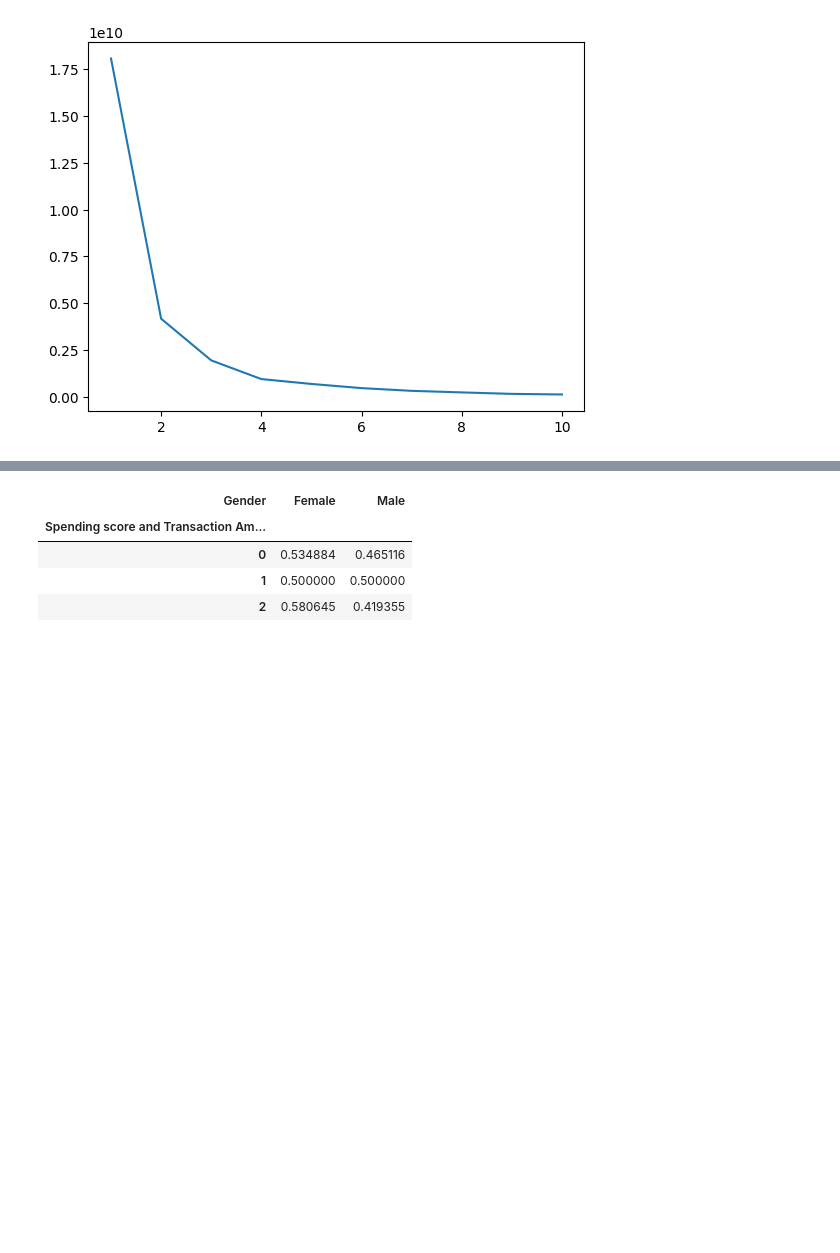
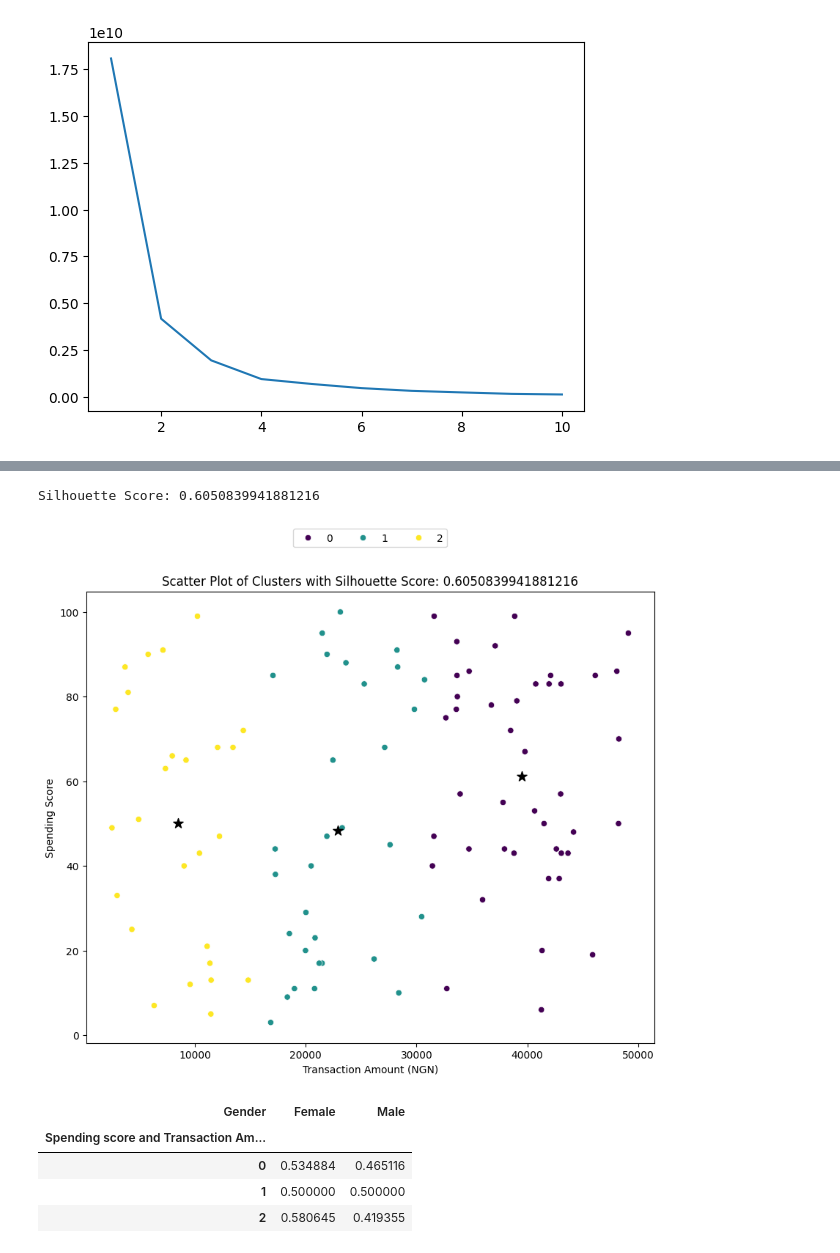
Before and after one commit to jonathanwise123/Sales_Performance_Analysis, a Jupyter notebook: Market_Segmentation_Fraud_detection.ipynb, the cells around one changed output, grey strips where cells are left out. Saved outputs shown, nothing was run; the diff lists cells and outputs as text; code cells hidden in the pictures; blank space fills up the shorter version.

```diff
--- a/Market_Segmentation_Fraud_detection.ipynb
+++ b/Market_Segmentation_Fraud_detection.ipynb
@@ -253,3 +249,32 @@ scatterplot.legend(loc='upper center', bbox_to_anchor=(0.5, 1.15), ncol=3)
+# %%
+# Define the number of clusters
+n_clusters = 3  # Adjust this number based on your silhouette score analysis
+
+# Perform K-Means clustering
+kmeans = KMeans(n_clusters=n_clusters, random_state=42)
+df['Cluster'] = kmeans.fit_predict(df[['Transaction Amount (NGN)', 'Spending Score']])
+
+# Calculate the silhouette score
+silhouette_avg = silhouette_score(df[['Transaction Amount (NGN)', 'Spending Score']], df['Cluster'])
+print(f'Silhouette Score: {silhouette_avg}')
+
+# Get cluster centers
+centers = kmeans.cluster_centers_
+
+# Create the scatter plot
+plt.figure(figsize=(10, 8))
+scatterplot = sns.scatterplot(data=df, x='Transaction Amount (NGN)', y='Spending Score', hue='Cluster', palette='viridis')
+plt.scatter(x=centers[:, 0], y=centers[:, 1], s=100, c='black', marker='*')
+
+# Position the hue legend at the top
+scatterplot.legend(loc='upper center', bbox_to_anchor=(0.5, 1.15), ncol=n_clusters)
+plt.xlabel('Transaction Amount (NGN)')
+plt.ylabel('Spending Score')
+plt.title(f'Scatter Plot of Clusters with Silhouette Score: {silhouette_avg}')
+plt.show()
+# %% [output]
+Silhouette Score: 0.6050839941881216
+[figure, added]
 # %%
 pd.crosstab(df['Spending score and Transaction Amount_clusters'],df['Gender'],normalize='index')
 # %% [output]
```
Also changed, not shown: parts of 15 cells of this notebook.
